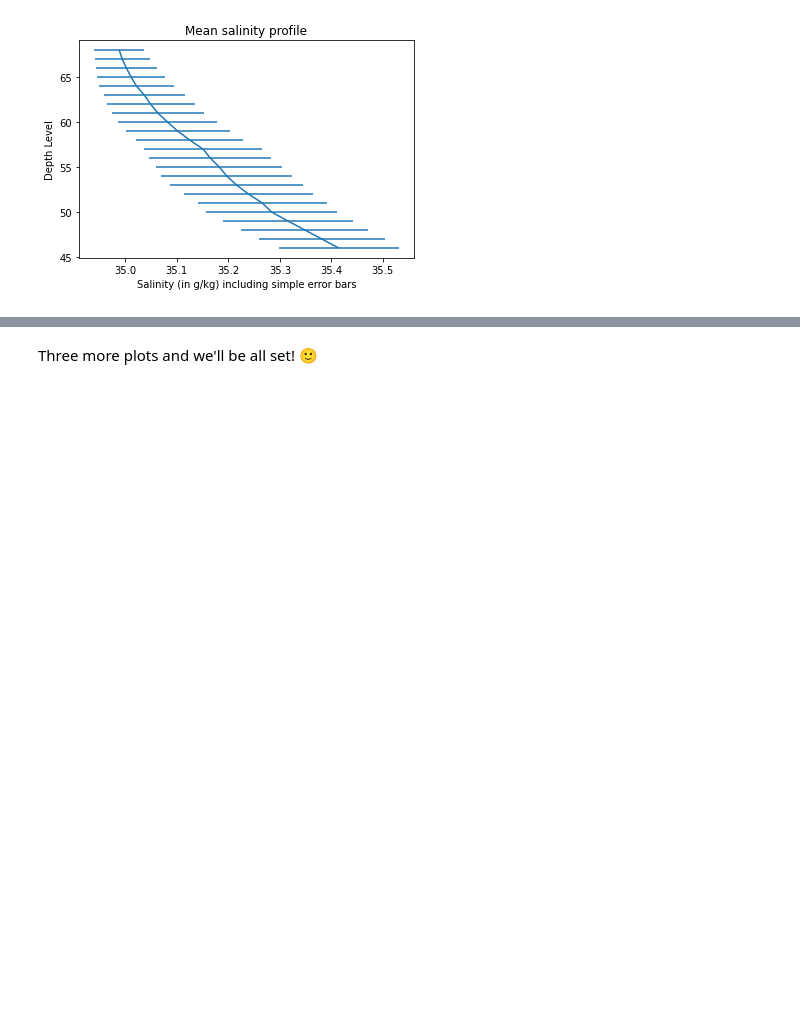
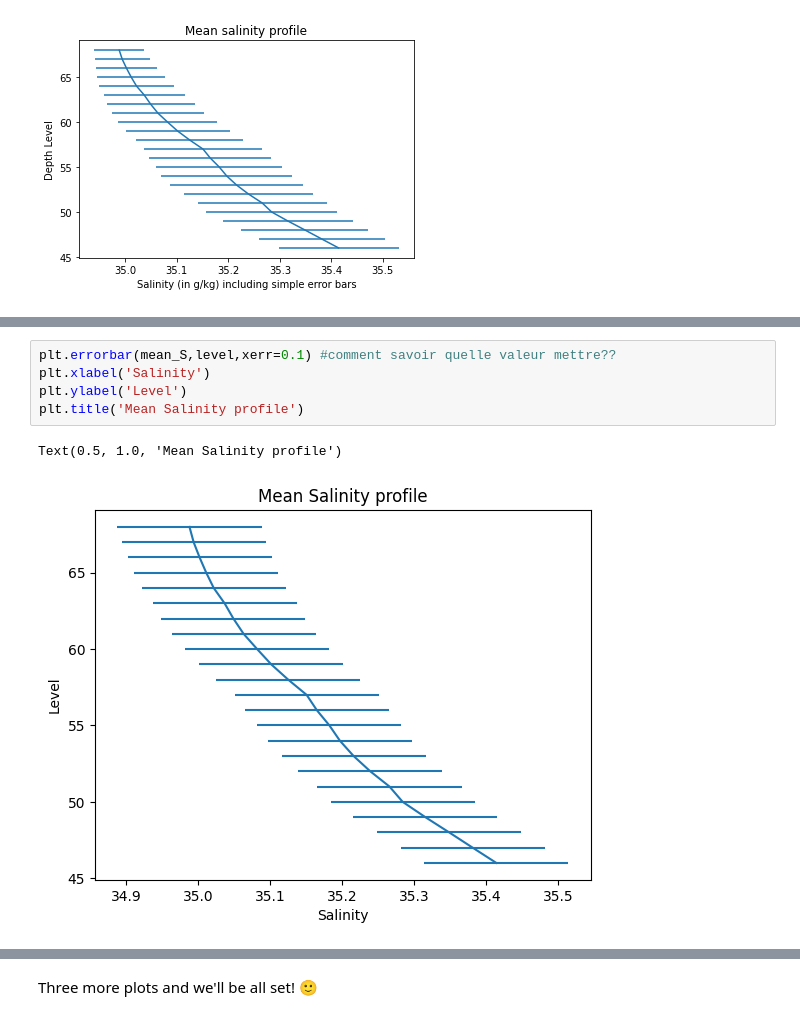
Before and after one commit to lynnbauerm/2025_Intro_Python, a Jupyter notebook: notebook/W2_S1.ipynb, the cells around one changed output, grey strips where cells are left out. Cells and saved outputs as stored; diff of their text form; blank space fills up the shorter version.

```diff
--- a/notebook/W2_S1.ipynb
+++ b/notebook/W2_S1.ipynb
@@ -354,0 +367,8 @@ plt.title(___)
+# %%
+plt.errorbar(mean_S,level,xerr=0.1) #comment savoir quelle valeur mettre??
+plt.xlabel('Salinity')
+plt.ylabel('Level')
+plt.title('Mean Salinity profile')
+# %% [output]
+Text(0.5, 1.0, 'Mean Salinity profile')
+[figure, added]
```
Also changed, not shown: parts of 17 cells of this notebook.
